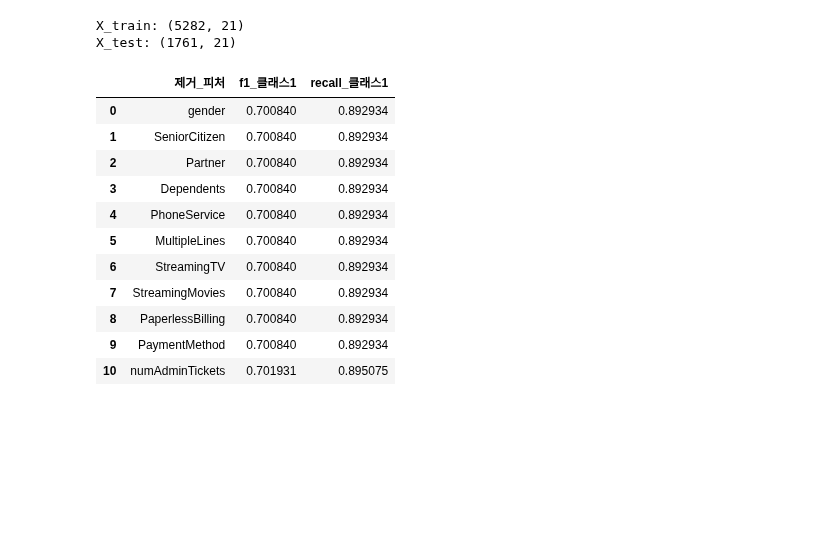
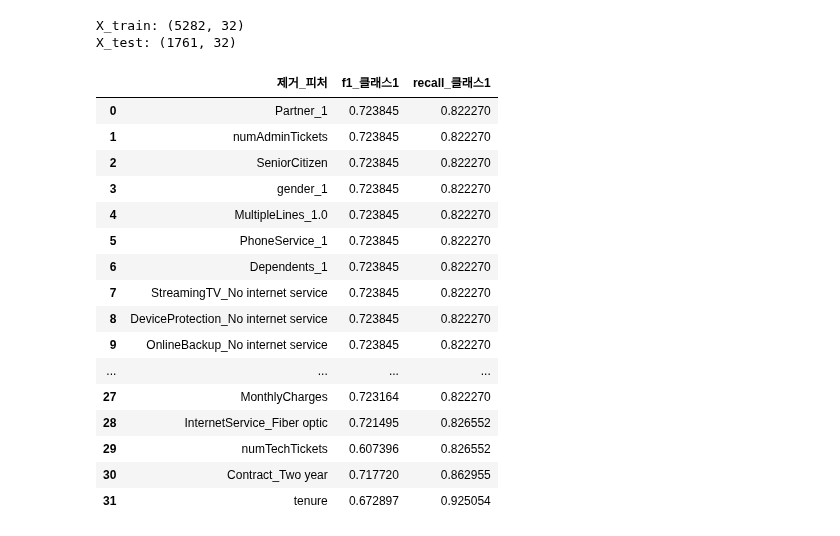
Before and after one commit to SKNETWORKS-FAMILY-AICAMP/SKN21-2nd-4Team, a Jupyter notebook: notebooks/test_model_decision_tree.ipynb, the cells around one changed output. Cells and saved outputs as stored; diff of their text form; code cells hidden in the pictures; blank space fills up the shorter version.

```diff
--- a/notebooks/test_model_decision_tree.ipynb
+++ b/notebooks/test_model_decision_tree.ipynb
@@ -11,7 +30,7 @@ if 'Unnamed: 0' in df.columns:
     df = df.drop(columns=['Unnamed: 0'])
 
 # 3. 문제지(X)와 정답지(y) 나누기
-target = 'Churn'  # 타겟 컬럼명 확인 필수
+target = [col for col in df.columns if col.startswith("Churn")][0]
 X = df.drop(columns=[target])
 y = df[target]
 
@@ -25,5 +44,5 @@ X_train, X_test, y_train, y_test = train_test_split(
 print("X_train:", X_train.shape)
 print("X_test:", X_test.shape)
 # %% [output]
-X_train: (5282, 21)
-X_test: (1761, 21)
+X_train: (5282, 32)
+X_test: (1761, 32)
@@ -74,59 +51,51 @@ from sklearn.metrics import classification_report
 import pandas as pd
 
 # 중요도 낮은 피처 목록 (원하는 대로 수정 가능)
-feature_list = [
-    "gender",
-    "SeniorCitizen",
-    "Partner",
-    "Dependents",
-    "PhoneService",
-    "MultipleLines",
-    "StreamingTV",
-    "StreamingMovies",
-    "PaperlessBilling",
-    "PaymentMethod",
-    "numAdminTickets"
-]
-
+feature_list = list(fi.sort_values(ascending=True).index)
 results = []
 
 for feat in feature_list:
     # 1개만 뺀 버전으로 학습 (feat 하나만 drop)
     X_train_sub = X_train.drop(columns=[feat])
     X_test_sub  = X_test.drop(columns=[feat])
 
     model = DecisionTreeClassifier(max_depth=5,
                                    class_weight='balanced',
                                    random_state=42)
     model.fit(X_train_sub, y_train)
     y_pred = model.predict(X_test_sub)
 
     # 클래스 1의 f1-score / recall만 꺼내기
     report = classification_report(y_test, y_pred, output_dict=True)
     f1_1 = report["1"]["f1-score"]
     recall_1 = report["1"]["recall"]
 
     results.append({
         "제거_피처": feat,
         "f1_클래스1": f1_1,
         "recall_클래스1": recall_1
     })
 
 df_results = pd.DataFrame(results)
 df_results
 # %% [output]
 |  | 제거_피처 | f1_클래스1 | recall_클래스1 |
-| 0 | gender | 0.700840 | 0.892934 |
-| 1 | SeniorCitizen | 0.700840 | 0.892934 |
-| 2 | Partner | 0.700840 | 0.892934 |
-| 3 | Dependents | 0.700840 | 0.892934 |
-| 4 | PhoneService | 0.700840 | 0.892934 |
-| 5 | MultipleLines | 0.700840 | 0.892934 |
-| 6 | StreamingTV | 0.700840 | 0.892934 |
-| 7 | StreamingMovies | 0.700840 | 0.892934 |
-| 8 | PaperlessBilling | 0.700840 | 0.892934 |
-| 9 | PaymentMethod | 0.700840 | 0.892934 |
-| 10 | numAdminTickets | 0.701931 | 0.895075 |
+| 0 | Partner_1 | 0.723845 | 0.822270 |
+| 1 | numAdminTickets | 0.723845 | 0.822270 |
+| 2 | SeniorCitizen | 0.723845 | 0.822270 |
+| 3 | gender_1 | 0.723845 | 0.822270 |
+| 4 | MultipleLines_1.0 | 0.723845 | 0.822270 |
+| 5 | PhoneService_1 | 0.723845 | 0.822270 |
+| 6 | Dependents_1 | 0.723845 | 0.822270 |
+| 7 | StreamingTV_No internet service | 0.723845 | 0.822270 |
+| 8 | DeviceProtection_No internet service | 0.723845 | 0.822270 |
+| 9 | OnlineBackup_No internet service | 0.723845 | 0.822270 |
+| ... | ... | ... | ... |
+| 27 | MonthlyCharges | 0.723164 | 0.822270 |
+| 28 | InternetService_Fiber optic | 0.721495 | 0.826552 |
+| 29 | numTechTickets | 0.607396 | 0.826552 |
+| 30 | Contract_Two year | 0.717720 | 0.862955 |
+| 31 | tenure | 0.672897 | 0.925054 |
 # %%
 from sklearn.model_selection import StratifiedKFold
 from sklearn.inspection import permutation_importance
```
Also changed, not shown: parts of 11 cells of this notebook.
